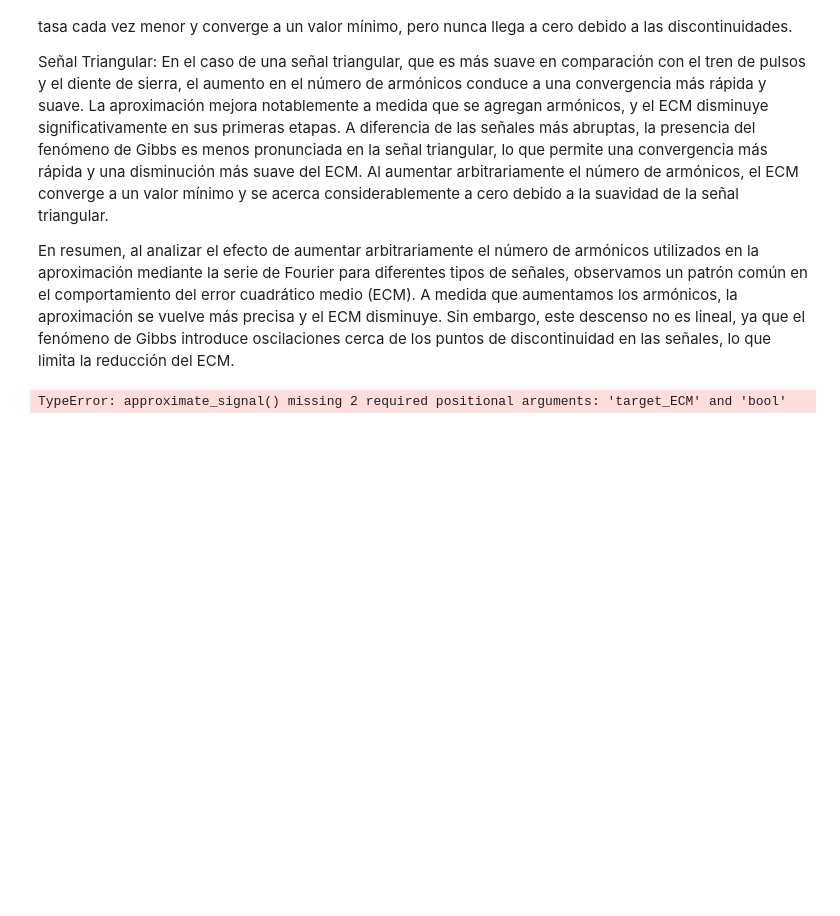
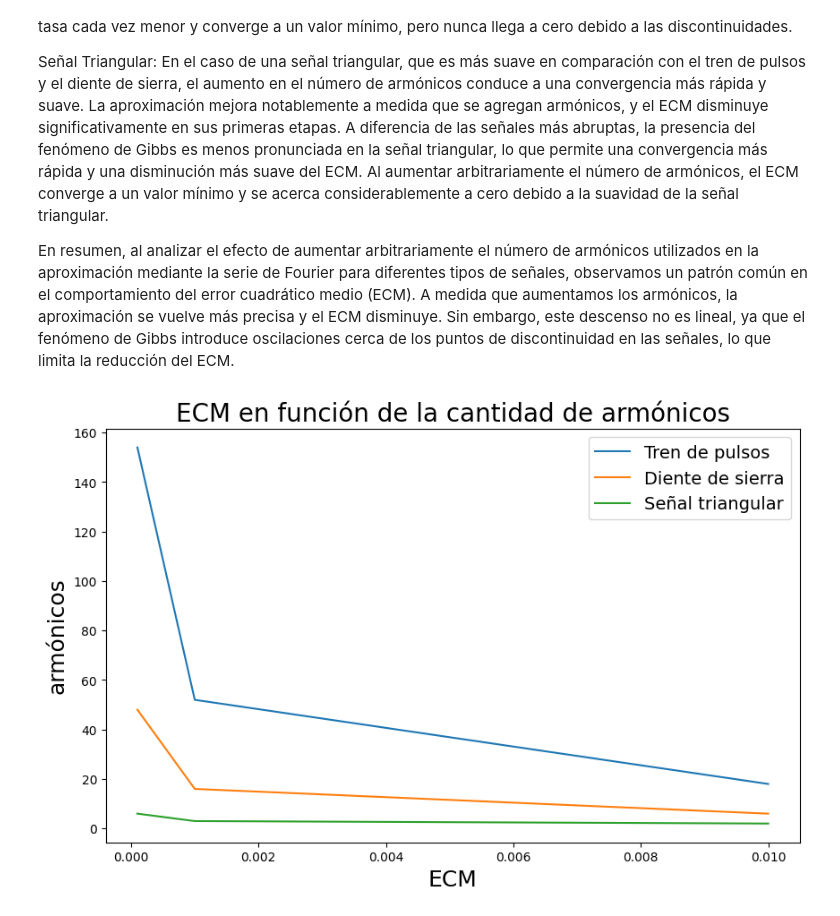
Before and after one commit to NatalyHofkamp/Tp1_analisis, a Jupyter notebook: texto.ipynb, the cells around one changed output. Cells and saved outputs as stored; diff of their text form; code cells hidden in the pictures; blank space fills up the shorter version.

```diff
--- a/texto.ipynb
+++ b/texto.ipynb
@@ -351,32 +349,19 @@ En el caso de una señal triangular, que es más suave en comparación con el tr
 
 
 En resumen, al analizar el efecto de aumentar arbitrariamente el número de armónicos utilizados en la aproximación mediante la serie de Fourier para diferentes tipos de señales, observamos un patrón común en el comportamiento del error cuadrático medio (ECM). A medida que aumentamos los armónicos, la aproximación se vuelve más precisa y el ECM disminuye. Sin embargo, este descenso no es lineal, ya que el fenómeno de Gibbs introduce oscilaciones cerca de los puntos de discontinuidad en las señales, lo que limita la reducción del ECM.
-# %%
-def graphs(muestras, signal_, series, title):
-
-    plt.figure(figsize=(10, 6))
-    plt.plot(muestras, signal_, label='Señal')
-    for serie, cant_armonicos, linestyle in series:
-        plt.plot(muestras, serie, label=f'{cant_armonicos} armónicos', linestyle=linestyle)
-    plt.title(title, fontsize=20)
-    plt.xlabel('Tiempo (s)', fontsize=18)
-    plt.ylabel('Señal x(t)', fontsize=18)
-    plt.legend(fontsize=14)
-    plt.show()
-
-def create_signal_serie(A, T, periodo, cant_muestras, signal, serie):
-
-    muestras = np.linspace(0, periodo, cant_muestras)
-    signal_ = signal(A, T, muestras)
-    series = []
-    for cant_armonicos, linestyle in [(10, 'solid'), (30, '-.'), (50, '--')]:
-        serie_ = serie(A, T, muestras, cant_armonicos)
-        series.append((serie_, cant_armonicos, linestyle))
-    fenomeno_gibbs(signal_, series, T)
-    return (signal_, muestras, series)
-# %%
-approximate_signal(A,T,muestras_diente,diente_sierra,serie_diente_de_sierra,0.01)
-approximate_signal(A,T,muestras_tren,tren_pulsos,serie_tren_de_pulsos,0.01)
-approximate_signal(A,T,muestras_triangular,señal_triangular,serie_triangular,0.01)
-# %% [output]
-TypeError: approximate_signal() missing 2 required positional arguments: 'target_ECM' and 'bool'
+# %%
+def graphs(armonicos,errores):
+
+    plt.figure(figsize=(10, 6))
+    for name,arm in armonicos:
+        plt.plot(errores,arm,label=name)
+
+    plt.title("ECM en función de la cantidad de armónicos", fontsize=20)
+    plt.xlabel('ECM', fontsize=18)
+    plt.ylabel('armónicos', fontsize=18)
+    plt.legend(fontsize=14)
+    plt.show()
+
+graphs(armonicos, errores)
+# %% [output]
+[figure, added]
```
Also changed, not shown: parts of 1 cell of this notebook.
